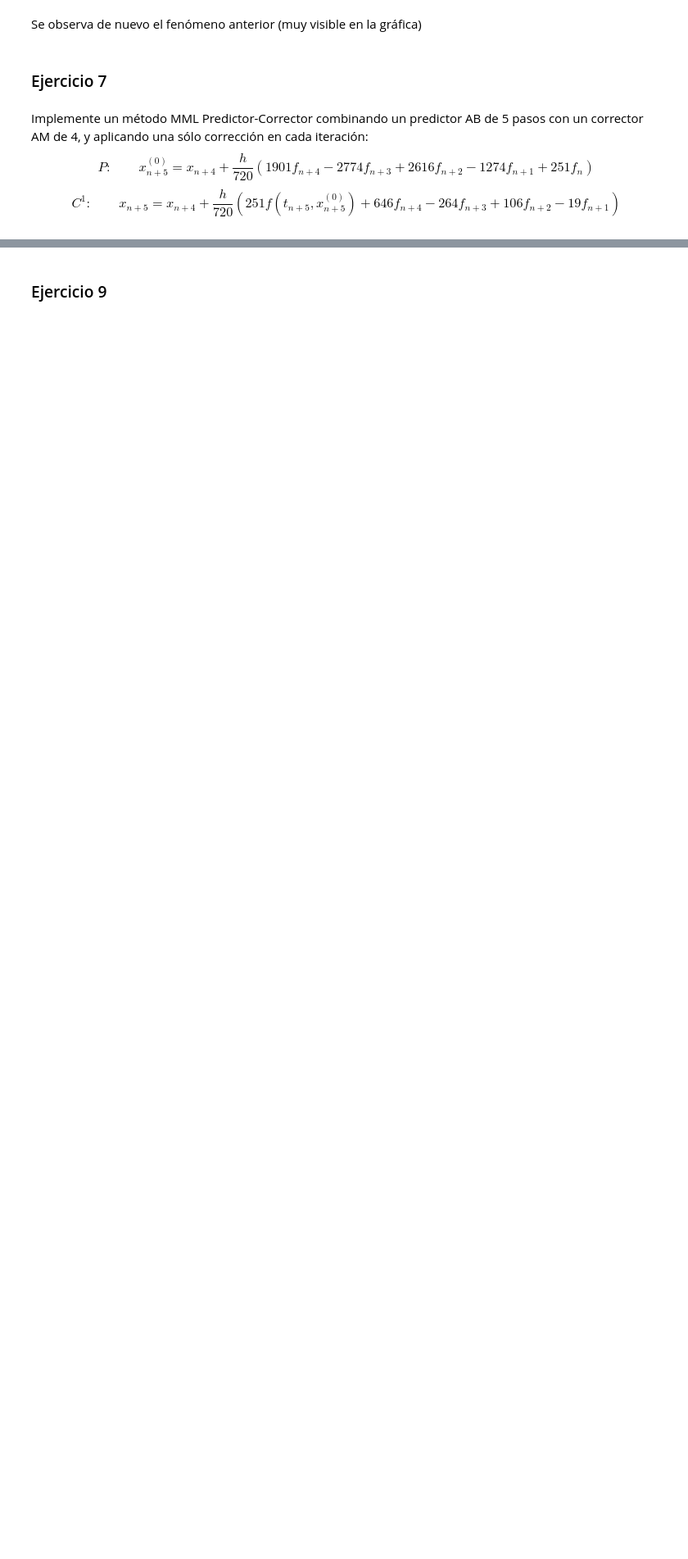
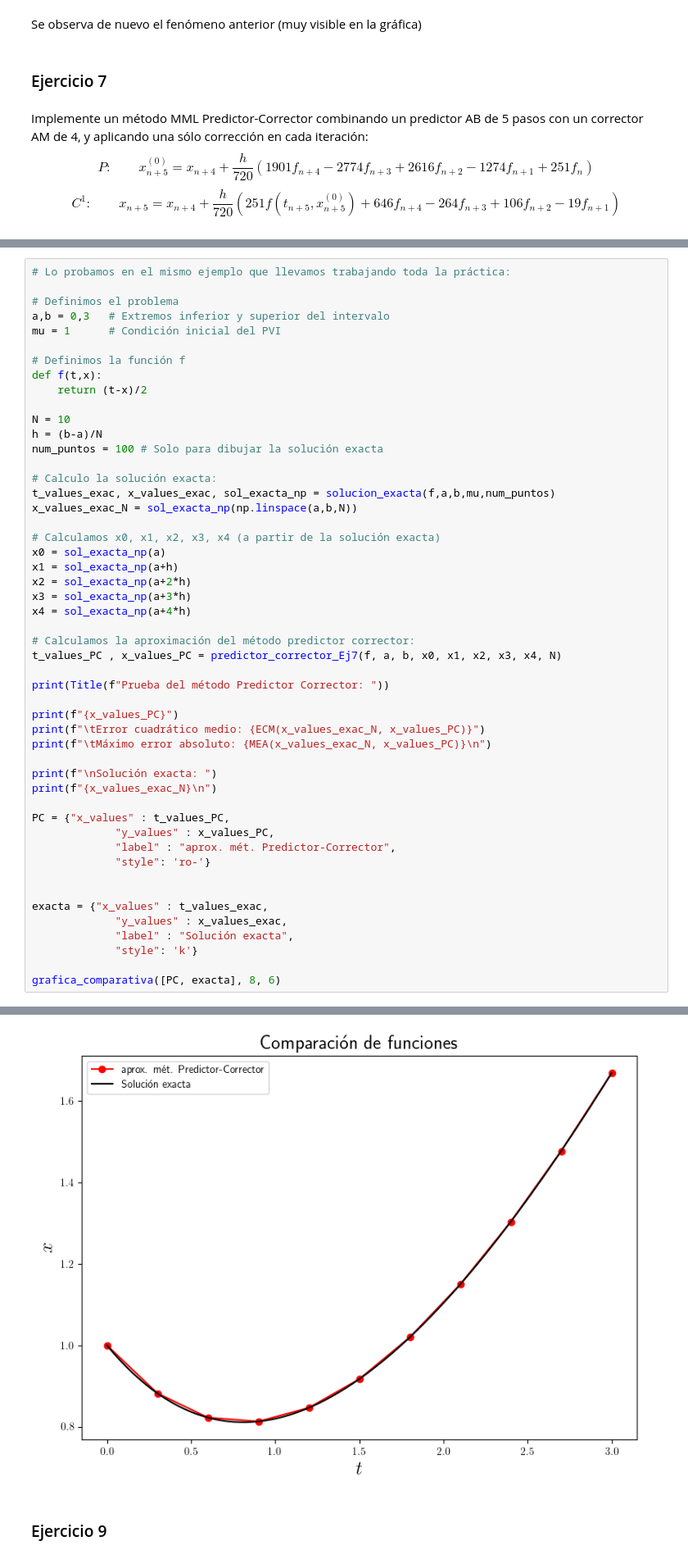
Before and after one commit to jesusmuve18/Apuntes, a Jupyter notebook: documents/Tercero/Segundo Cuatrimestre/Métodos_Numéricos_II/Prácticas/Practica_3/p3.ipynb, the cells around one changed output, grey strips where cells are left out. Shown at 82% size. Drawn from its saved outputs; the diff is of its cells as text; blank space fills up the shorter version.

```diff
--- a/documents/Tercero/Segundo Cuatrimestre/Métodos_Numéricos_II/Prácticas/Practica_3/p3.ipynb
+++ b/documents/Tercero/Segundo Cuatrimestre/Métodos_Numéricos_II/Prácticas/Practica_3/p3.ipynb
@@ -529,0 +568,51 @@ $$
+# %%
+# Lo probamos en el mismo ejemplo que llevamos trabajando toda la práctica:
+
+# Definimos el problema
+a,b = 0,3   # Extremos inferior y superior del intervalo
+mu = 1      # Condición inicial del PVI
+
+# Definimos la función f
+def f(t,x):
+    return (t-x)/2
+
+N = 10
+h = (b-a)/N
+num_puntos = 100 # Solo para dibujar la solución exacta
+
+# Calculo la solución exacta:
+t_values_exac, x_values_exac, sol_exacta_np = solucion_exacta(f,a,b,mu,num_puntos)
+x_values_exac_N = sol_exacta_np(np.linspace(a,b,N))
+
+# Calculamos x0, x1, x2, x3, x4 (a partir de la solución exacta)
+x0 = sol_exacta_np(a)
+x1 = sol_exacta_np(a+h)
+x2 = sol_exacta_np(a+2*h)
+x3 = sol_exacta_np(a+3*h)
+x4 = sol_exacta_np(a+4*h)
+
+# Calculamos la aproximación del método predictor corrector:
+t_values_PC , x_values_PC = predictor_corrector_Ej7(f, a, b, x0, x1, x2, x3, x4, N)
+
+print(Title(f"Prueba del método Predictor Corrector: "))
+
+print(f"{x_values_PC}")
+print(f"\tError cuadrático medio: {ECM(x_values_exac_N, x_values_PC)}")
+print(f"\tMáximo error absoluto: {MEA(x_values_exac_N, x_values_PC)}\n")
+
+print(f"\nSolución exacta: ")
+print(f"{x_values_exac_N}\n")
+
+PC = {"x_values" : t_values_PC,
+             "y_values" : x_values_PC,
+             "label" : "aprox. mét. Predictor-Corrector",
+             "style": 'ro-'}
+
+
+exacta = {"x_values" : t_values_exac,
+             "y_values" : x_values_exac,
+             "label" : "Solución exacta",
+             "style": 'k'}
+
+grafica_comparativa([PC, exacta], 8, 6)
+# %% [output]
@@ -530,3 +629,4 @@ $$
+[figure, added]
 # %% [markdown]
 ### Ejercicio 9
 # %% [markdown]
```
Also changed, not shown: parts of 9 cells of this notebook.
